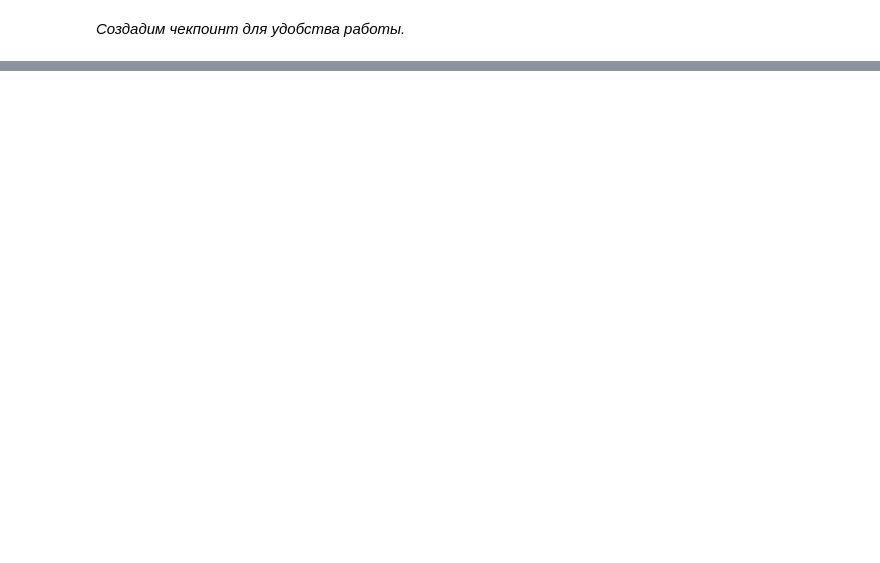
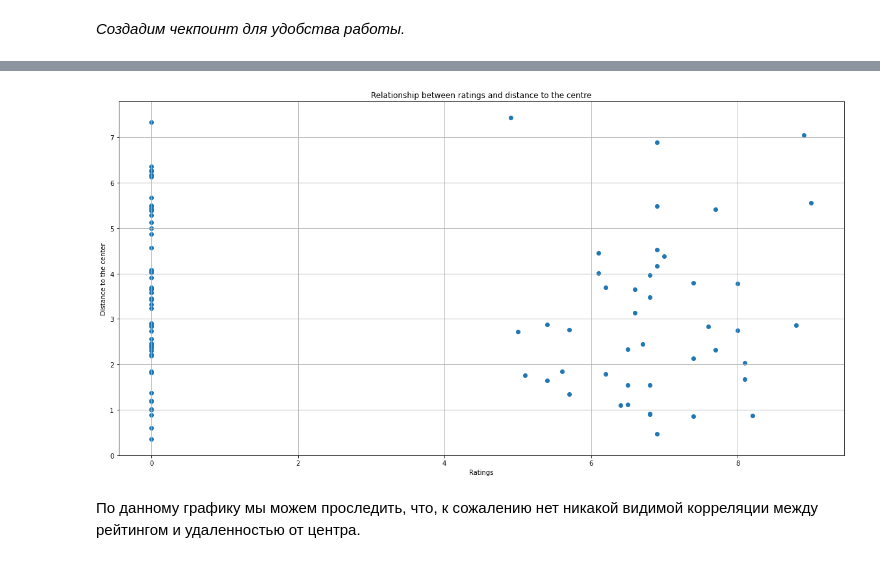
Before and after one commit to SidenkoStas/Coursera_Capstone, a Jupyter notebook: Capstone Project - The Battle of the Neighborhoods.ipynb, the cells around one changed output, grey strips where cells are left out. Cells and saved outputs as stored; diff of their text form; code cells hidden in the pictures; blank space fills up the shorter version.

```diff
--- a/Capstone Project - The Battle of the Neighborhoods.ipynb
+++ b/Capstone Project - The Battle of the Neighborhoods.ipynb
@@ -319,0 +338,3 @@ requests.get(url).json()
+# %%
+nc['lat_rad'] = np.radians(nc['lat'])
+nc['lng_rad'] = np.radians(nc['lng'])
@@ -319,0 +405,11 @@ requests.get(url).json()
+# %%
+coords = np.array(nc[['lat', 'lng']])
+db = DBSCAN(eps=0.0001, min_samples=1).fit(np.radians(coords))
+# %%
+db_label = db.labels_
+
+for n, i in enumerate(db_label):
+    if i == -1:
+        db_label[n] = 16
+
+np.unique(db_label)
@@ -319,0 +452,3 @@ requests.get(url).json()
+# %%
+nc['db_label'] = db_label
+nc.head()
@@ -319,0 +591,16 @@ requests.get(url).json()
+# %%
+import matplotlib.pyplot as plt
+
+fig = plt.figure(figsize=(20, 10))
+
+ax = fig.add_subplot(111)
+ax.scatter(nc['ratings'], nc['distance_to_the_center'])
+
+ax.set_title('Relationship between ratings and distance to the centre')
+ax.set_xlabel('Ratings')
+ax.set_ylabel('Distance to the center')
+ax.grid()
+
+plt.show()
+# %% [output]
+[figure, added]
@@ -319,0 +609,2 @@ requests.get(url).json()
+# %% [markdown]
+По данному графику мы можем проследить, что, к сожалению нет никакой видимой корреляции между рейтингом и удаленностью от центра.
```
Also changed, not shown: parts of 81 cells of this notebook, 17 other files.
